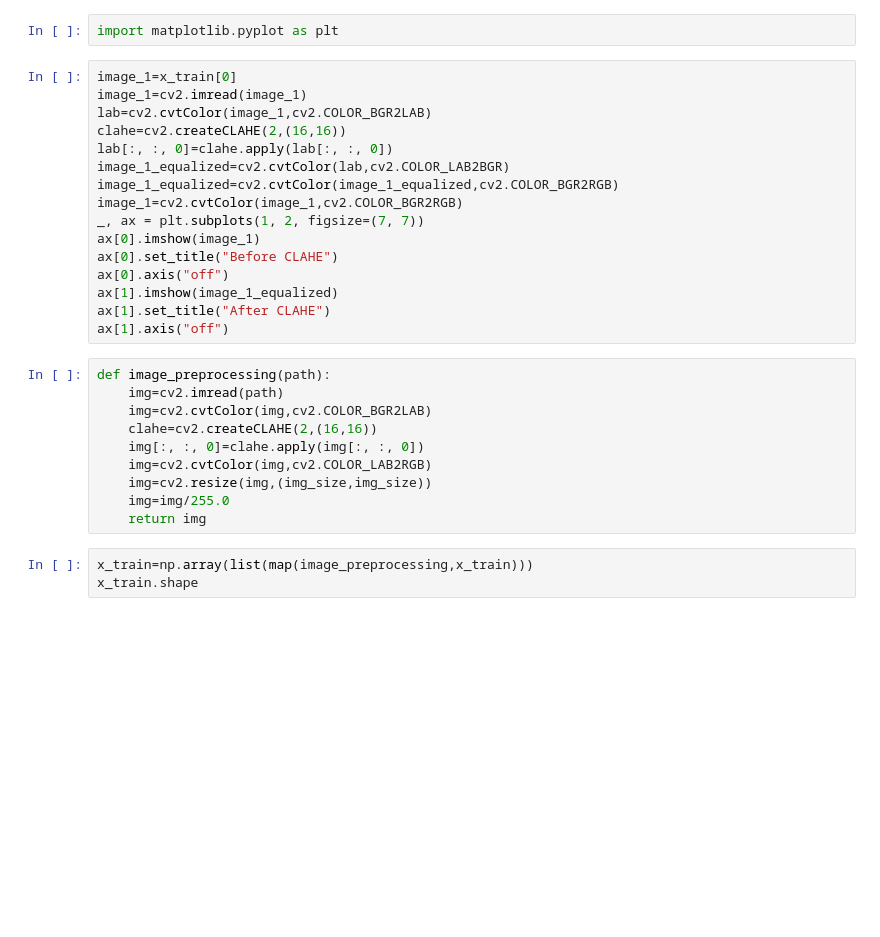
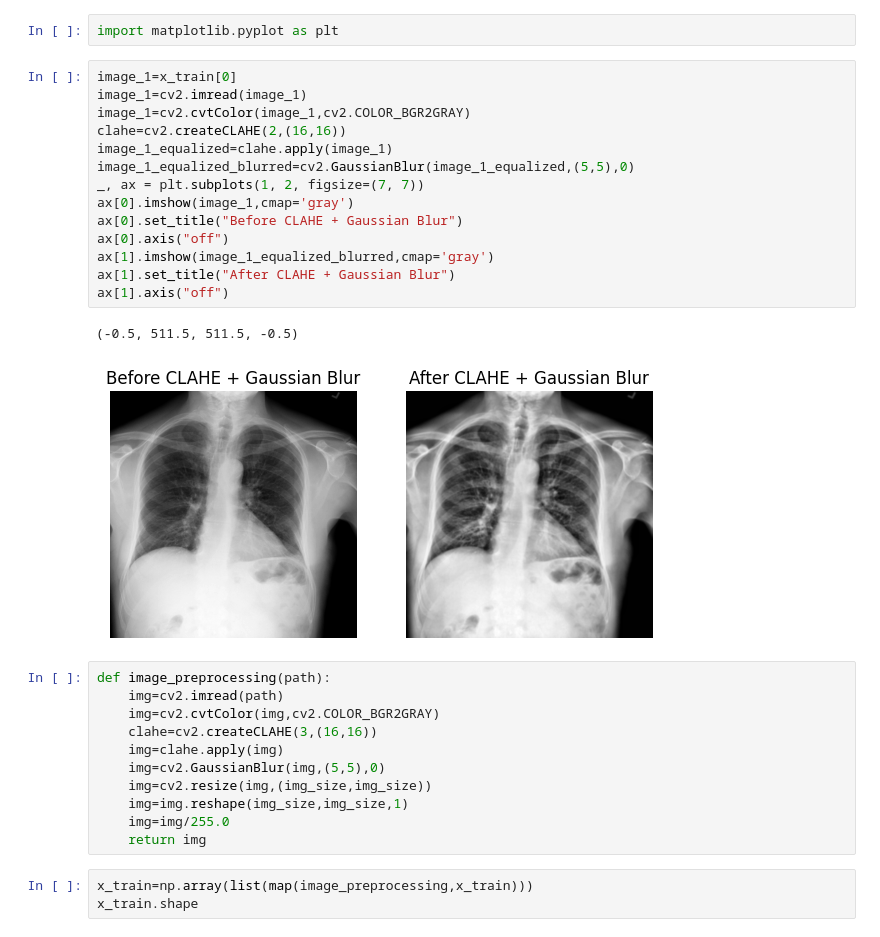
Before and after one commit to HabilAmardias/Tuberculosis-Chest-X-Ray-Classification-ViT, a Jupyter notebook: main.ipynb, the cells around one changed output. Saved outputs shown, nothing was run; the diff lists cells and outputs as text; blank space fills up the shorter version.

```diff
--- a/main.ipynb
+++ b/main.ipynb
@@ -38,27 +40,29 @@ import matplotlib.pyplot as plt
 # %%
 image_1=x_train[0]
 image_1=cv2.imread(image_1)
-lab=cv2.cvtColor(image_1,cv2.COLOR_BGR2LAB)
+image_1=cv2.cvtColor(image_1,cv2.COLOR_BGR2GRAY)
 clahe=cv2.createCLAHE(2,(16,16))
-lab[:, :, 0]=clahe.apply(lab[:, :, 0])
-image_1_equalized=cv2.cvtColor(lab,cv2.COLOR_LAB2BGR)
-image_1_equalized=cv2.cvtColor(image_1_equalized,cv2.COLOR_BGR2RGB)
-image_1=cv2.cvtColor(image_1,cv2.COLOR_BGR2RGB)
+image_1_equalized=clahe.apply(image_1)
+image_1_equalized_blurred=cv2.GaussianBlur(image_1_equalized,(5,5),0)
 _, ax = plt.subplots(1, 2, figsize=(7, 7))
-ax[0].imshow(image_1)
-ax[0].set_title("Before CLAHE")
+ax[0].imshow(image_1,cmap='gray')
+ax[0].set_title("Before CLAHE + Gaussian Blur")
 ax[0].axis("off")
-ax[1].imshow(image_1_equalized)
-ax[1].set_title("After CLAHE")
+ax[1].imshow(image_1_equalized_blurred,cmap='gray')
+ax[1].set_title("After CLAHE + Gaussian Blur")
 ax[1].axis("off")
+# %% [output]
+(-0.5, 511.5, 511.5, -0.5)
+[figure, added]
 # %%
 def image_preprocessing(path):
     img=cv2.imread(path)
-    img=cv2.cvtColor(img,cv2.COLOR_BGR2LAB)
-    clahe=cv2.createCLAHE(2,(16,16))
-    img[:, :, 0]=clahe.apply(img[:, :, 0])
-    img=cv2.cvtColor(img,cv2.COLOR_LAB2RGB)
+    img=cv2.cvtColor(img,cv2.COLOR_BGR2GRAY)
+    clahe=cv2.createCLAHE(3,(16,16))
+    img=clahe.apply(img)
+    img=cv2.GaussianBlur(img,(5,5),0)
     img=cv2.resize(img,(img_size,img_size))
+    img=img.reshape(img_size,img_size,1)
     img=img/255.0
     return img
 # %%
```
Also changed, not shown: parts of 8 cells of this notebook.
